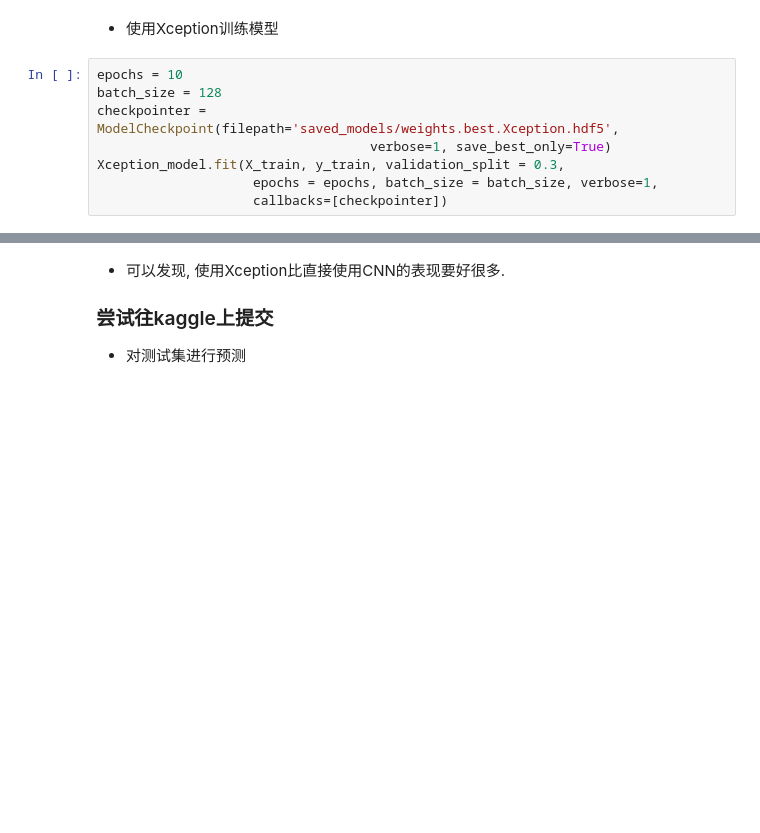
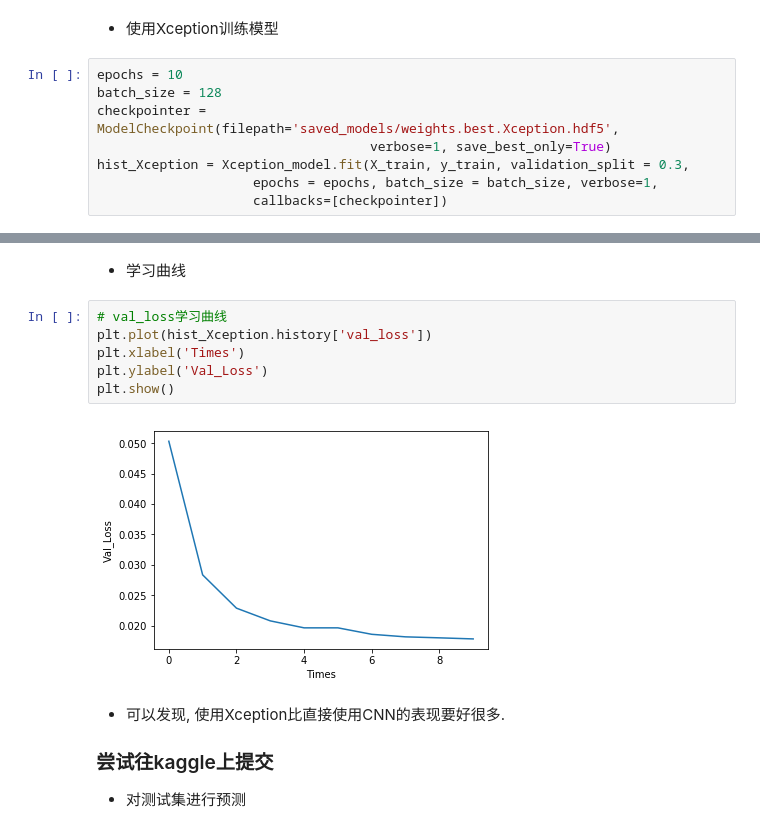
Before and after one commit to kylechenoO/Dogs_vs_Cats, a Jupyter notebook: Dogs_vs_Cats.ipynb, the cells around one changed output, grey strips where cells are left out. Drawn from its saved outputs; the diff is of its cells as text; blank space fills up the shorter version.

```diff
--- a/Dogs_vs_Cats.ipynb
+++ b/Dogs_vs_Cats.ipynb
@@ -324,7 +336,7 @@ epochs = 10
 batch_size = 128
 checkpointer = ModelCheckpoint(filepath='saved_models/weights.best.Xception.hdf5',
                                    verbose=1, save_best_only=True)
-Xception_model.fit(X_train, y_train, validation_split = 0.3,
+hist_Xception = Xception_model.fit(X_train, y_train, validation_split = 0.3,
                     epochs = epochs, batch_size = batch_size, verbose=1,
                     callbacks=[checkpointer])
 # %% [output]
@@ -349,3 +360,13 @@ Epoch 00010: val_loss did not improve from 0.01771
+# %% [markdown]
+-   学习曲线
+# %%
+# val_loss学习曲线
+plt.plot(hist_Xception.history['val_loss'])
+plt.xlabel('Times')
+plt.ylabel('Val_Loss')
+plt.show()
+# %% [output]
+[figure, added]
 # %% [markdown]
 -   可以发现, 使用Xception比直接使用CNN的表现要好很多.
 ###   尝试往kaggle上提交
```
Also changed, not shown: parts of 19 cells of this notebook.
